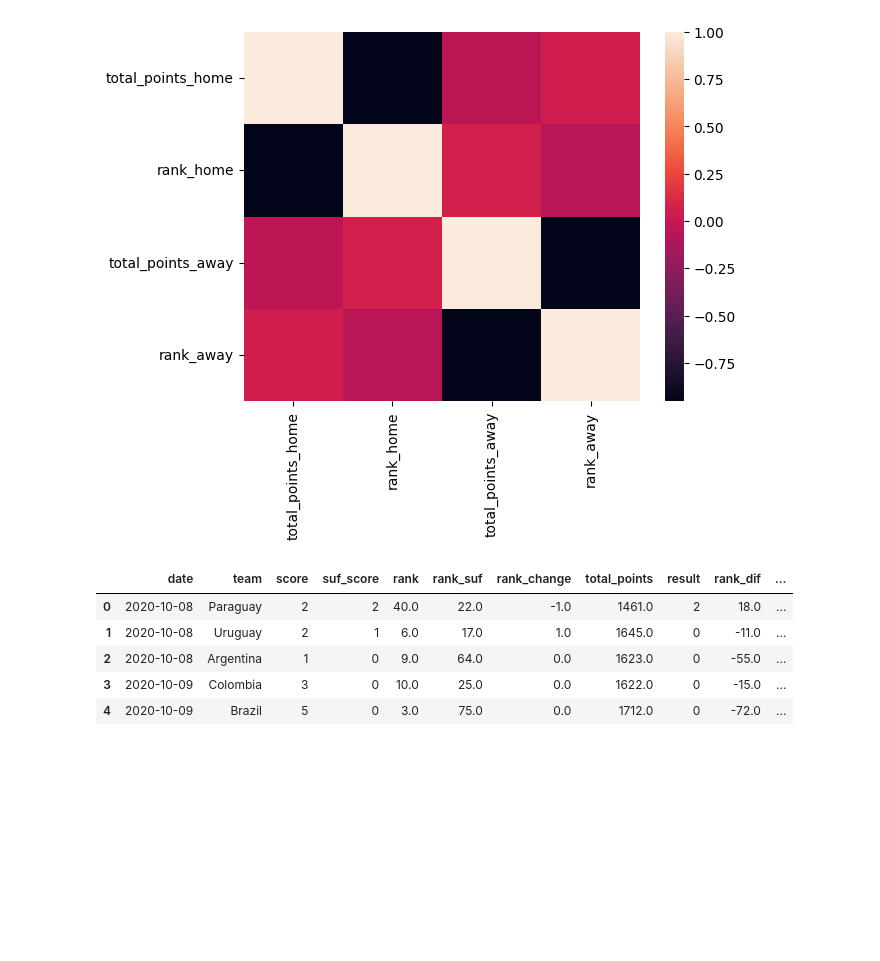
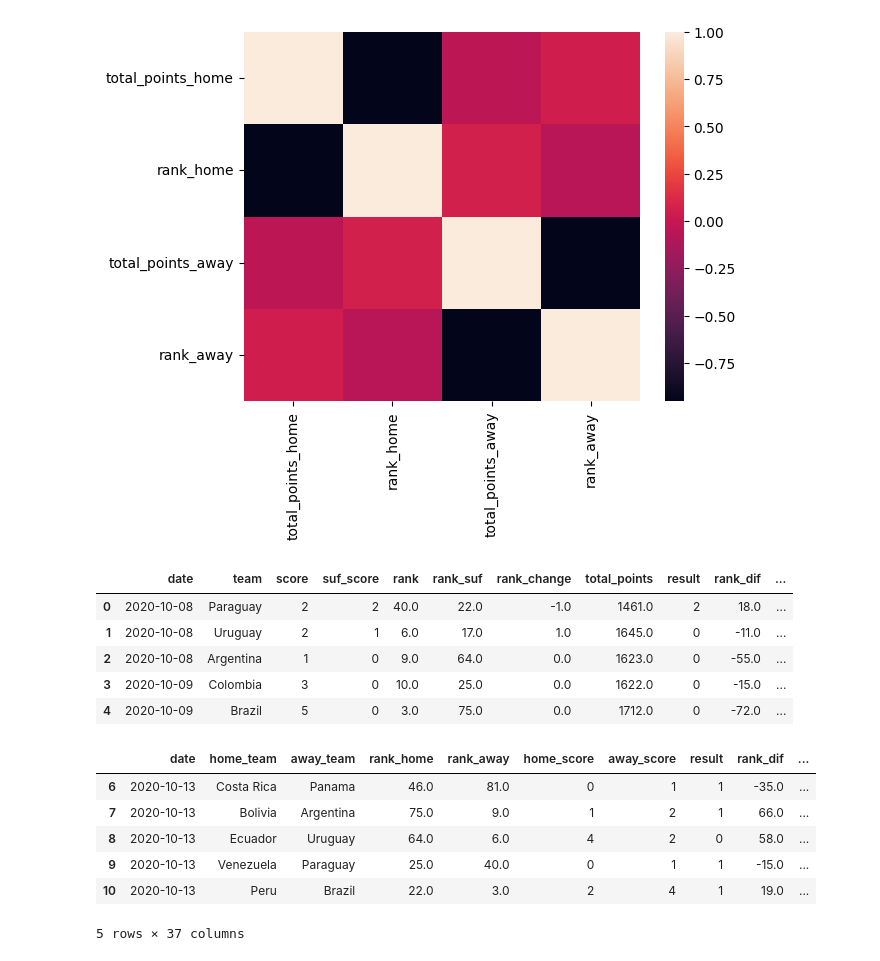
Before and after one commit to kidnixt/penca2k24, a Jupyter notebook: feature_engineering.ipynb, the cells around one changed output. Cells and saved outputs as stored; diff of their text form; code cells hidden in the pictures; blank space fills up the shorter version.

```diff
--- a/feature_engineering.ipynb
+++ b/feature_engineering.ipynb
@@ -140,6 +140,15 @@ base_df = full_df[["date", "home_team", "away_team", "rank_home", "rank_away","h
        'is_friendly_0', 'is_friendly_1']]
 # %%
 base_df_no_fg = base_df.dropna()
+base_df_no_fg.head()
+# %% [output]
+|  | date | home_team | away_team | rank_home | rank_away | home_score | away_score | result | rank_dif | ... |
+| 6 | 2020-10-13 | Costa Rica | Panama | 46.0 | 81.0 | 0 | 1 | 1 | -35.0 | ... |
+| 7 | 2020-10-13 | Bolivia | Argentina | 75.0 | 9.0 | 1 | 2 | 1 | 66.0 | ... |
+| 8 | 2020-10-13 | Ecuador | Uruguay | 64.0 | 6.0 | 4 | 2 | 0 | 58.0 | ... |
+| 9 | 2020-10-13 | Venezuela | Paraguay | 25.0 | 40.0 | 0 | 1 | 1 | -15.0 | ... |
+| 10 | 2020-10-13 | Peru | Brazil | 22.0 | 3.0 | 2 | 4 | 1 | 19.0 | ... |
+5 rows × 37 columns
 # %%
 import os
 
```
Also changed, not shown: parts of 17 cells of this notebook, 2 other files.
